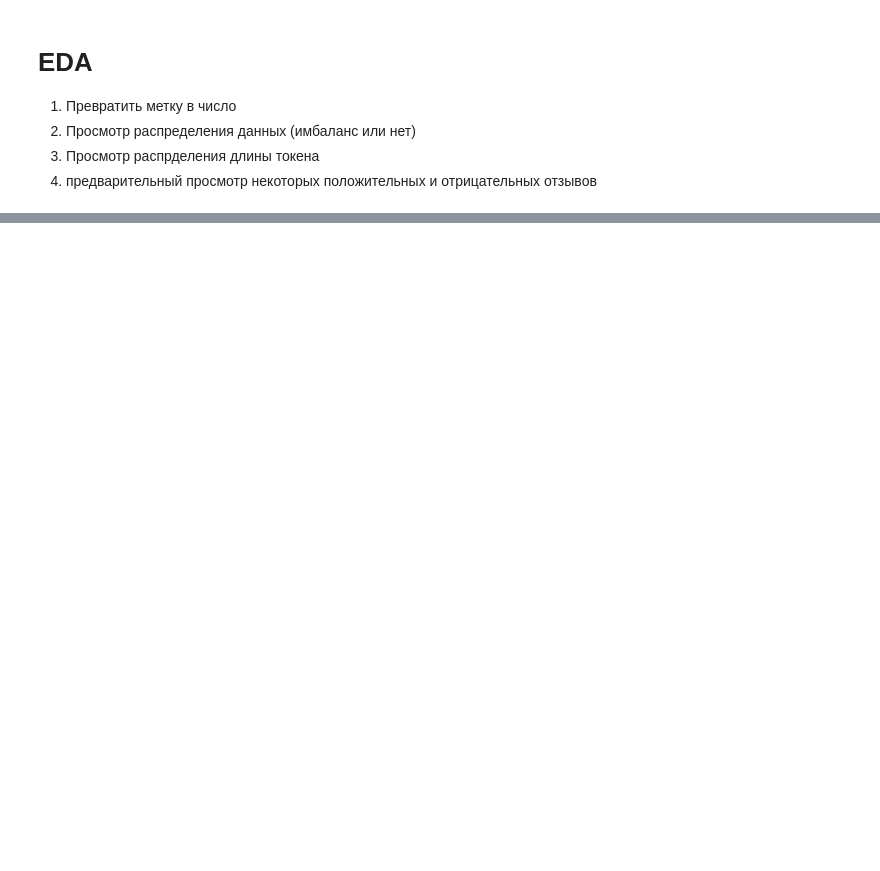
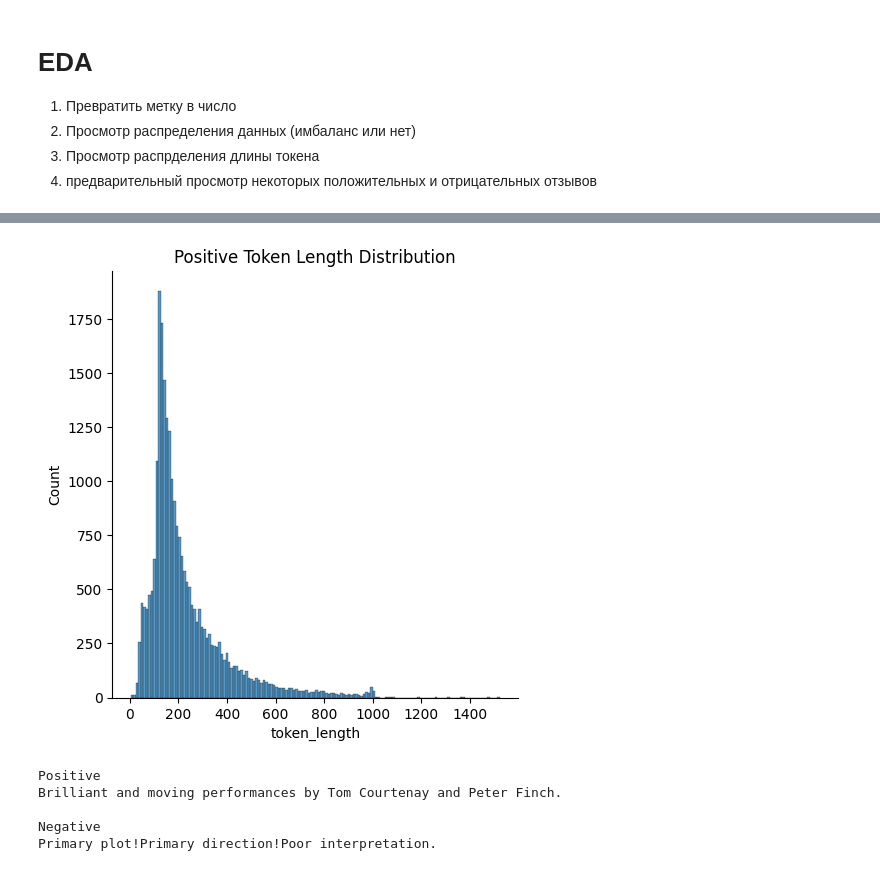
Before and after one commit to genaix/tasks_neiro_basics_arthur, a Jupyter notebook: lesson22.ipynb, the cells around one changed output, grey strips where cells are left out. Saved outputs shown, nothing was run; the diff lists cells and outputs as text; code cells hidden in the pictures; blank space fills up the shorter version.

```diff
--- a/lesson22.ipynb
+++ b/lesson22.ipynb
@@ -39,0 +95,3 @@ from collections import Counter
+# %%
+data_neg = data[data["label"] == 0]
+data_neg["token_length"].describe()
@@ -39,0 +115,19 @@ from collections import Counter
+# %%
+plt.figure.Figure(figsize=(5, 8))
+sns.displot(data_neg, x="token_length")
+plt.pyplot.title("Positive Token Length Distribution")
+plt.pyplot.show()
+# %% [output]
+[figure, added]
+# %%
+print("Positive")
+print(data_pos[data_pos["token_length"] == data_pos["token_length"].min()]["review"].item())
+print()
+print("Negative")
+print(data_neg[data_neg["token_length"] == data_neg["token_length"].min()]["review"].item())
+# %% [output]
+Positive
+Brilliant and moving performances by Tom Courtenay and Peter Finch.
+
+Negative
+Primary plot!Primary direction!Poor interpretation.
```
Also changed, not shown: parts of 38 cells of this notebook, 3 other files.
